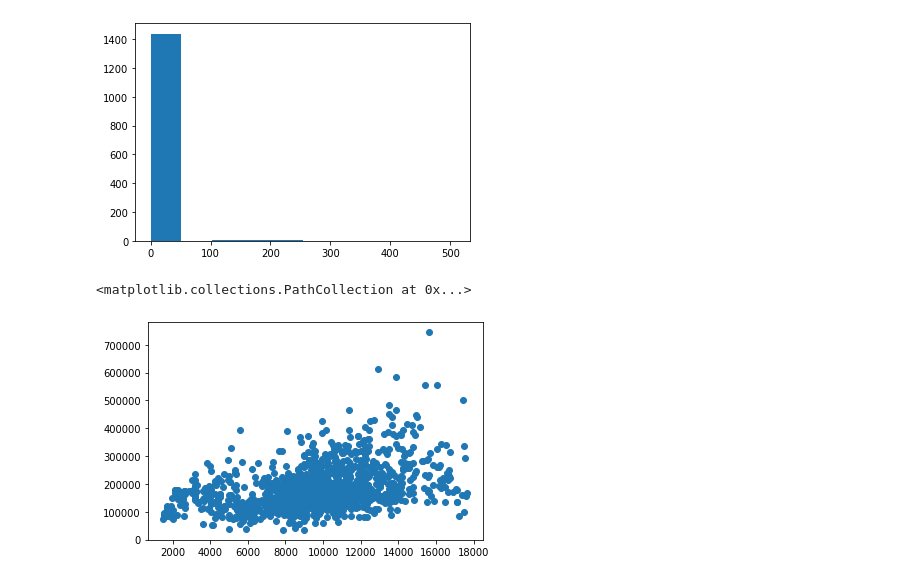
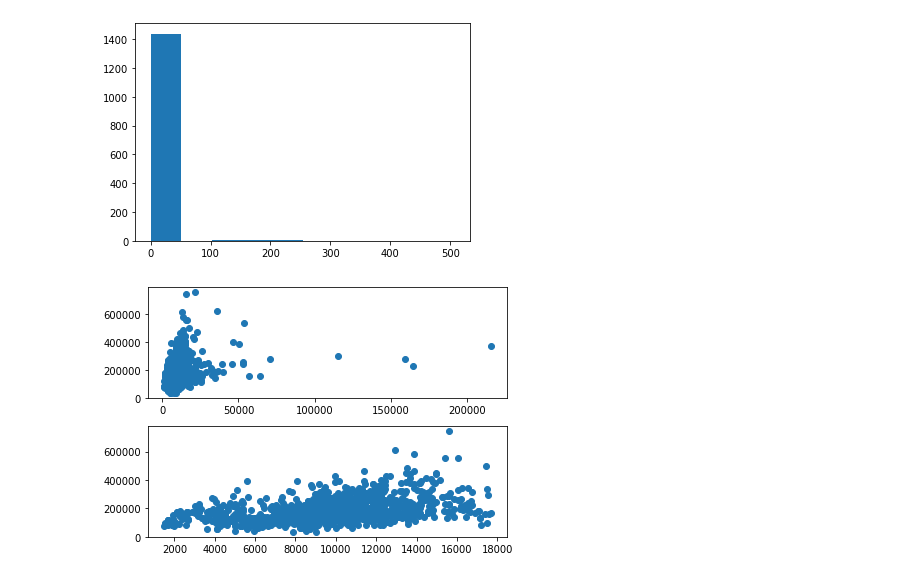
Before and after one commit to miggitymack/house-prices-advanced-regression-techniques, a Jupyter notebook: housing_prices.ipynb, the cells around one changed output. Cells and saved outputs as stored; diff of their text form; code cells hidden in the pictures.

Commit message:
side by side comparison outliers chart

```diff
--- a/housing_prices.ipynb
+++ b/housing_prices.ipynb
@@ -122,15 +121,18 @@ plt.hist(housing['3SsnPorch'])
  <a list of 10 Patch objects>)
 [figure]
 # %%
-# plt.scatter(housing[['LotArea']], housing['SalePrice'])
+fig, ax = plt.subplots(2,1, figsize=(6,4))
+ax1 = ax[0]
+ax2 = ax[1]
+ax1.scatter(x=housing['LotArea'], y=housing['SalePrice'])
+ax2.scatter(x=lot_area_no_outlier['LotArea'], y=lot_area_no_outlier['SalePrice'])
 lot_area_Q1 = housing['LotArea'].quantile(.25)
 lot_area_Q3 = housing['LotArea'].quantile(.75)
 lot_area_IQR = lot_area_Q3 - lot_area_Q1
 lot_area_lower_bound = lot_area_Q1 - 1.5 * lot_area_IQR
 lot_area_upper_bound = lot_area_Q3 + 1.5 * lot_area_IQR
+plt.tight_layout()
 
 lot_area_no_outlier = housing.loc[(housing['LotArea'] > lot_area_lower_bound) & (housing['LotArea'] < lot_area_upper_bound)]
-plt.scatter(lot_area_no_outlier['LotArea'], lot_area_no_outlier['SalePrice'])
 # %% [output]
-<matplotlib.collections.PathCollection at 0x...>
-[figure, old version]
+[figure, new version]
```
Also changed, not shown: parts of 1 cell of this notebook.
